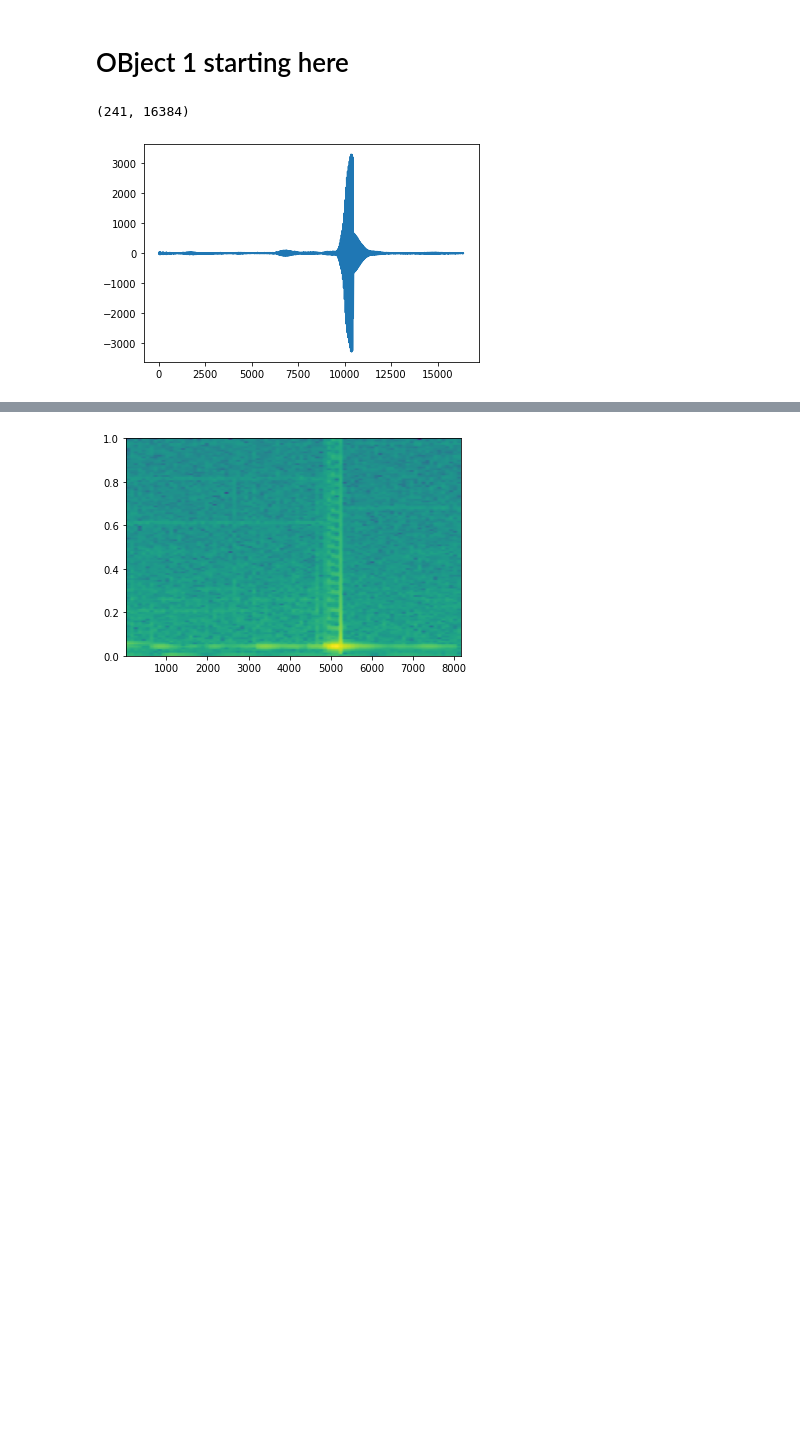
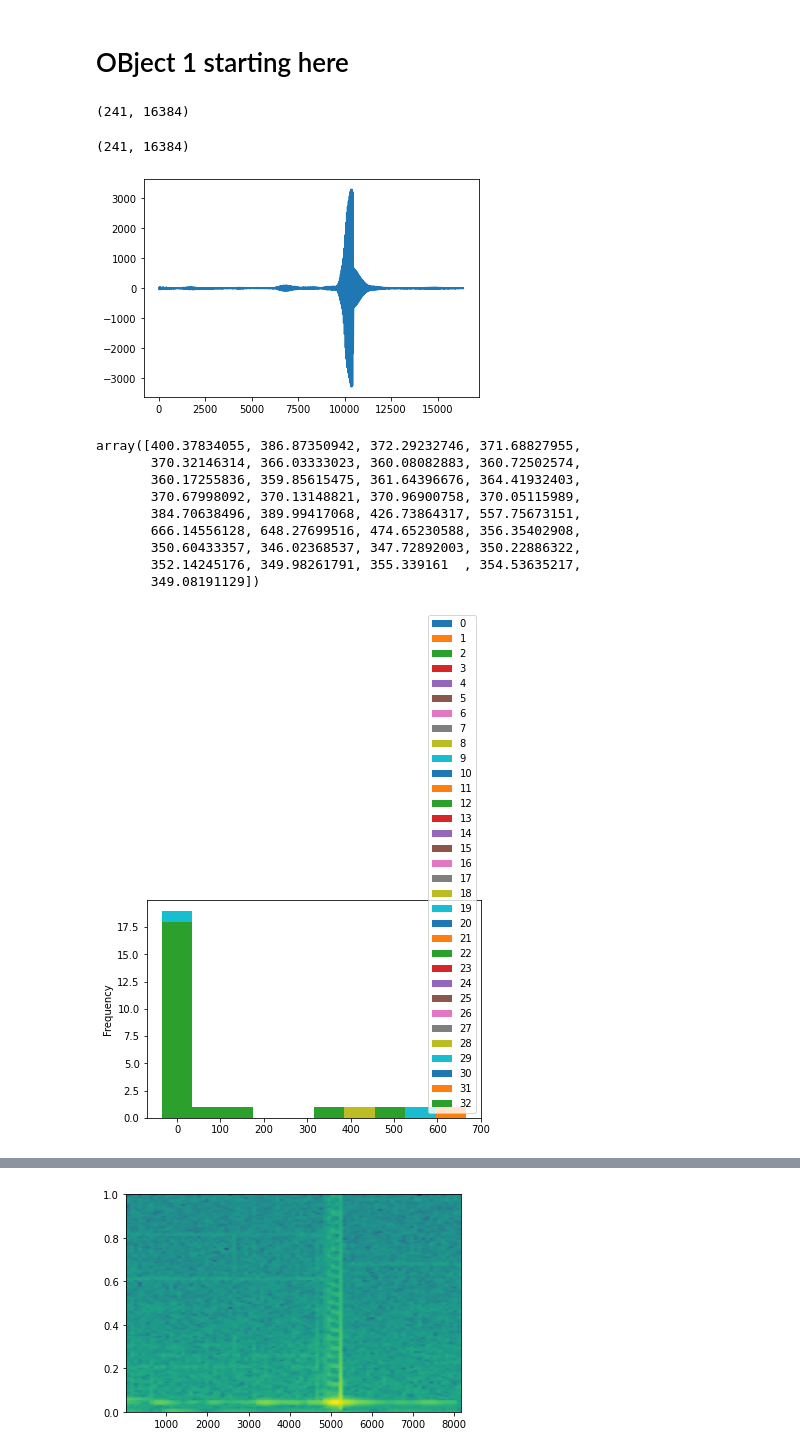
Before and after one commit to chetan2510/Discrimination-of-reflected-sound-signals, a Jupyter notebook: Implementation of Binary Classifier.ipynb, the cells around one changed output, grey strips where cells are left out. Cells and saved outputs as stored; diff of their text form; code cells hidden in the pictures; blank space fills up the shorter version.

```diff
--- a/Implementation of Binary Classifier.ipynb
+++ b/Implementation of Binary Classifier.ipynb
@@ -462,6 +477,30 @@ read_file = pd.read_excel('object1data.xlsx', header = None)
 array_obj_one = np.array(read_file)
 plt.plot(array_obj_one[2]);
 print(read_file.shape)
+array_obj_one.shape
 # %% [output]
 (241, 16384)
+(241, 16384)
 [figure]
+# %%
+array_obj_one[4]
+# array_obj2[4]
+mfccs_obj1 = librosa.feature.mfcc(np.float64(array_obj_one[2]), sr=22050)
+va_ = abs(mfccs_obj1)
+# Displaying the MFCCS:
+# librosa.display.specshow(mfccs_obj1, sr=22050, x_axis='time');
+mfccs_obj1.shape
+mc_data_frame = pd.DataFrame(mfccs_obj1)
+mc_data_frame.plot.hist()
+va_[0]
+# %% [output]
+array([400.37834055, 386.87350942, 372.29232746, 371.68827955,
+       370.32146314, 366.03333023, 360.08082883, 360.72502574,
+       360.17255836, 359.85615475, 361.64396676, 364.41932403,
+       370.67998092, 370.13148821, 370.96900758, 370.05115989,
+       384.70638496, 389.99417068, 426.73864317, 557.75673151,
+       666.14556128, 648.27699516, 474.65230588, 356.35402908,
+       350.60433357, 346.02368537, 347.72892003, 350.22886322,
+       352.14245176, 349.98261791, 355.339161  , 354.53635217,
+       349.08191129])
+[figure, added]
```
Also changed, not shown: parts of 8 cells of this notebook, 1 other file.
